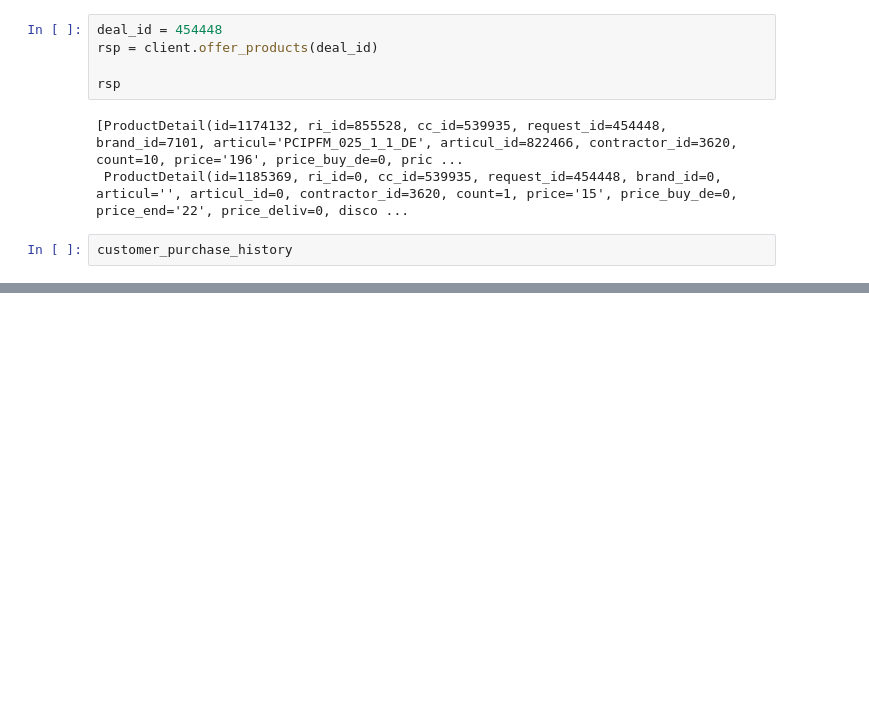
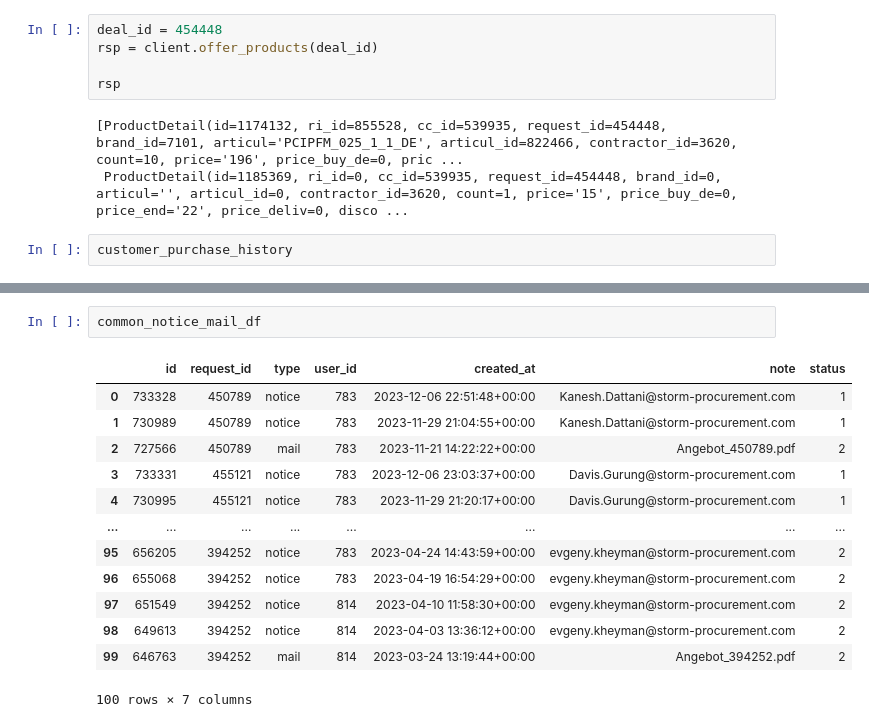
Before and after one commit to Valuamba/components_agent_sales, a Jupyter notebook: notebooks/famaga/DiscountProcessing_20240513.ipynb, the cells around one changed output, grey strips where cells are left out. Cells and saved outputs as stored; diff of their text form; blank space fills up the shorter version.

```diff
--- a/notebooks/famaga/DiscountProcessing_20240513.ipynb
+++ b/notebooks/famaga/DiscountProcessing_20240513.ipynb
@@ -1745,0 +2180,16 @@ customer_purchase_history
+# %%
+common_notice_mail_df
+# %% [output]
+|  | id | request_id | type | user_id | created_at | note | status |
+| 0 | 733328 | 450789 | notice | 783 | 2023-12-06 22:51:48+00:00 | Kanesh.Dattani@storm-procurement.com | 1 |
+| 1 | 730989 | 450789 | notice | 783 | 2023-11-29 21:04:55+00:00 | Kanesh.Dattani@storm-procurement.com | 1 |
+| 2 | 727566 | 450789 | mail | 783 | 2023-11-21 14:22:22+00:00 | Angebot_450789.pdf | 2 |
+| 3 | 733331 | 455121 | notice | 783 | 2023-12-06 23:03:37+00:00 | Davis.Gurung@storm-procurement.com | 1 |
+| 4 | 730995 | 455121 | notice | 783 | 2023-11-29 21:20:17+00:00 | Davis.Gurung@storm-procurement.com | 1 |
+| ... | ... | ... | ... | ... | ... | ... | ... |
+| 95 | 656205 | 394252 | notice | 783 | 2023-04-24 14:43:59+00:00 | evgeny.kheyman@storm-procurement.com | 2 |
+| 96 | 655068 | 394252 | notice | 783 | 2023-04-19 16:54:29+00:00 | evgeny.kheyman@storm-procurement.com | 2 |
+| 97 | 651549 | 394252 | notice | 814 | 2023-04-10 11:58:30+00:00 | evgeny.kheyman@storm-procurement.com | 2 |
+| 98 | 649613 | 394252 | notice | 814 | 2023-04-03 13:36:12+00:00 | evgeny.kheyman@storm-procurement.com | 2 |
+| 99 | 646763 | 394252 | mail | 814 | 2023-03-24 13:19:44+00:00 | Angebot_394252.pdf | 2 |
+100 rows × 7 columns
```
Also changed, not shown: parts of 28 cells of this notebook.
